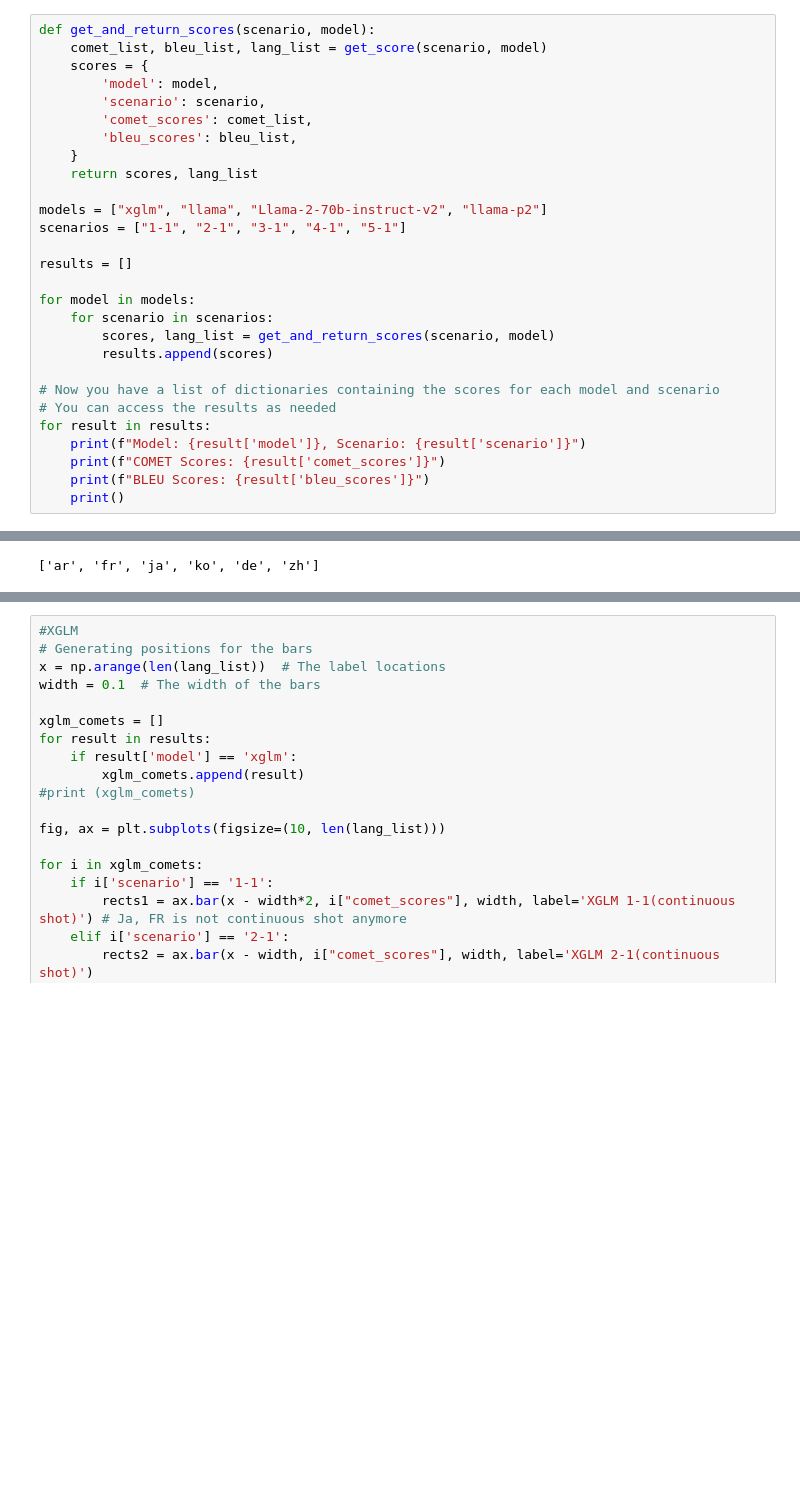
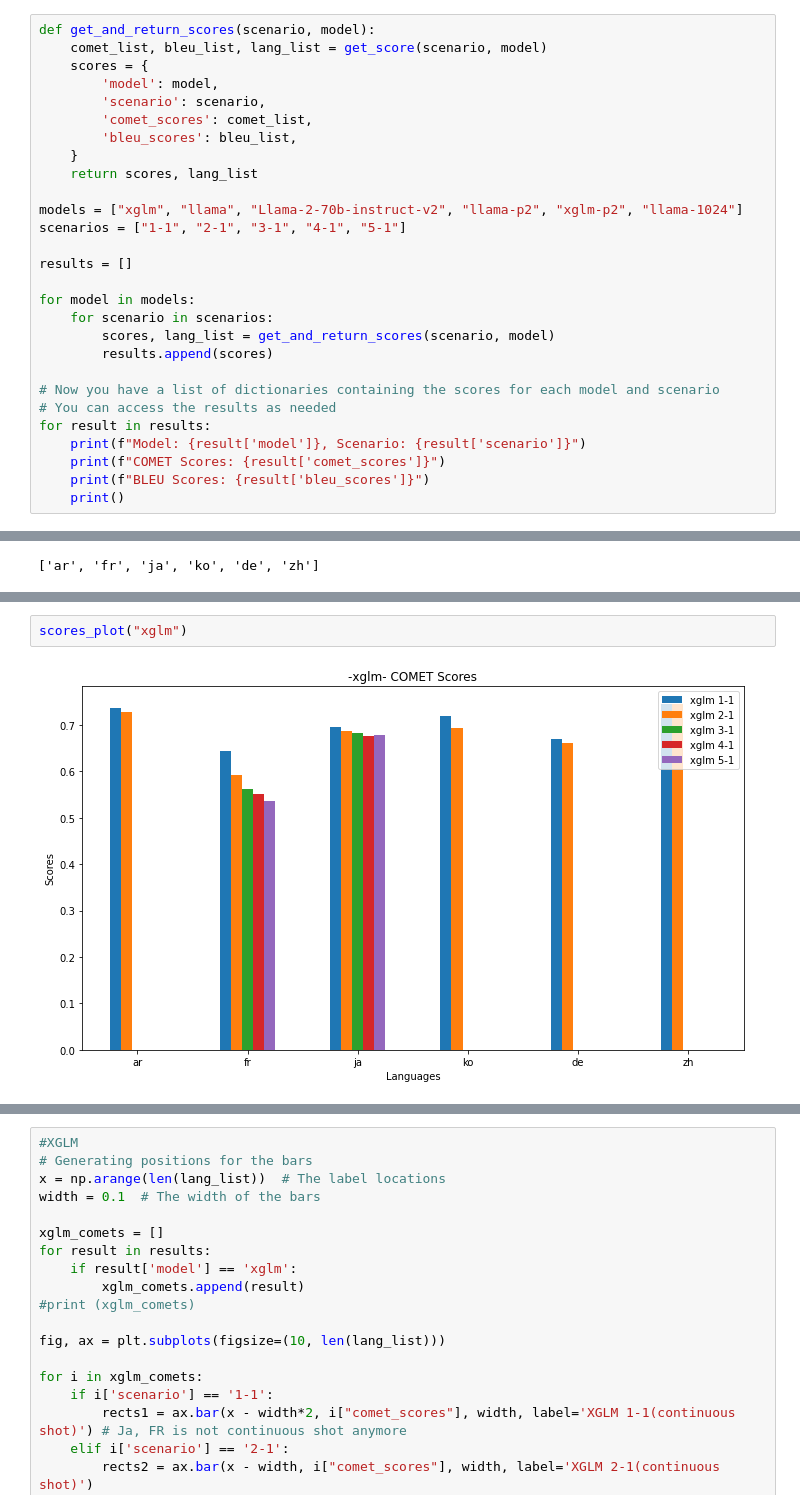
Before and after one commit to su0315/LLM_Contextual_Prompt_MT, a Jupyter notebook: notebook/result_visualization/context_size_comparison.ipynb, the cells around one changed output, grey strips where cells are left out. Cells and saved outputs as stored; diff of their text form; blank space fills up the shorter version.

Commit message:
pos: contextual model scores

```diff
--- a/notebook/result_visualization/context_size_comparison.ipynb
+++ b/notebook/result_visualization/context_size_comparison.ipynb
@@ -53,7 +53,7 @@ def get_and_return_scores(scenario, model):
     }
     return scores, lang_list
 
-models = ["xglm", "llama", "Llama-2-70b-instruct-v2", "llama-p2"]
+models = ["xglm", "llama", "Llama-2-70b-instruct-v2", "llama-p2", "xglm-p2", "llama-1024"]
 scenarios = ["1-1", "2-1", "3-1", "4-1", "5-1"]
 
 results = []
@@ -94,0 +170,4 @@ print (lang_list)
+# %%
+scores_plot("xglm")
+# %% [output]
+[figure, added]
```
Also changed, not shown: parts of 11 cells of this notebook, 1 other file.
